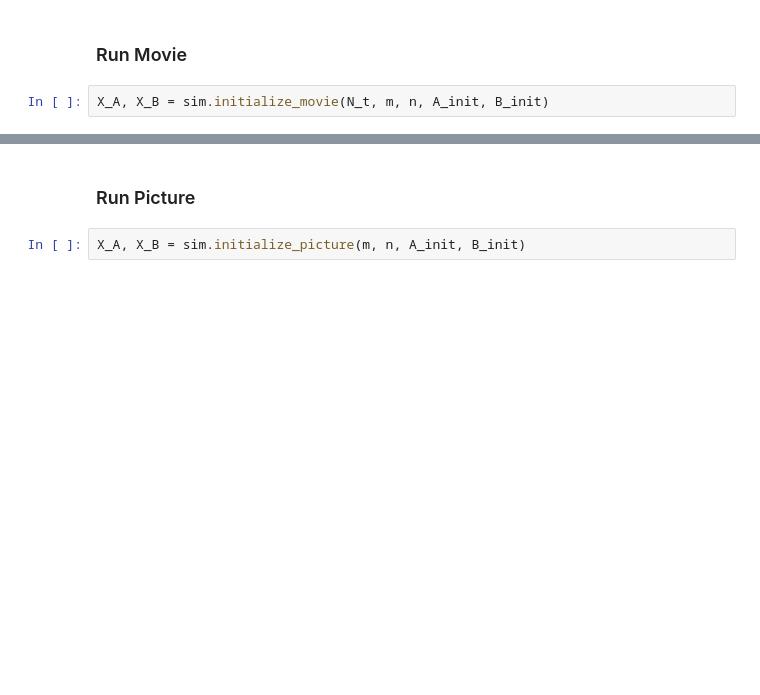
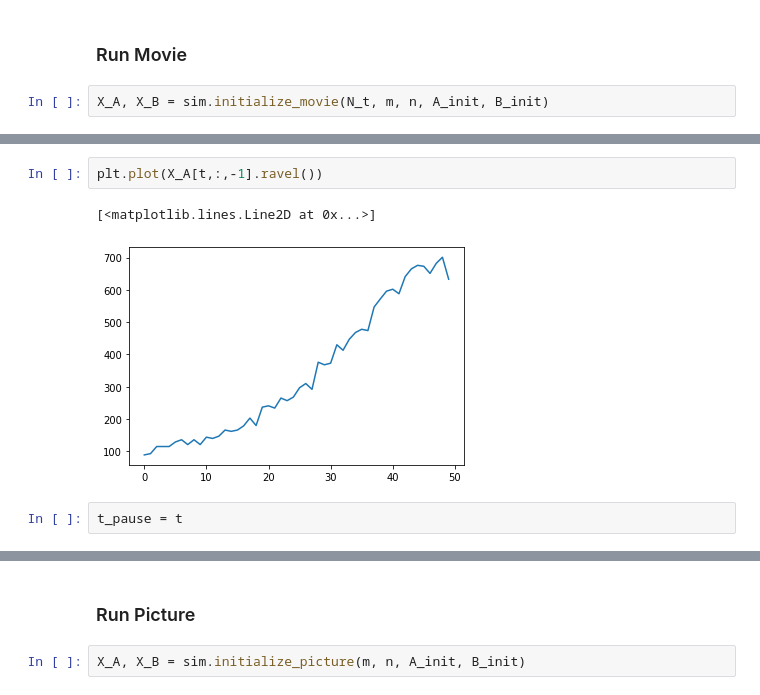
Before and after one commit to KCGallagher/Schnakenberg_Sim, a Jupyter notebook: Archive/grid_sim.ipynb, the cells around one changed output, grey strips where cells are left out. Saved outputs shown, nothing was run; the diff lists cells and outputs as text; blank space fills up the shorter version.

```diff
--- a/grid_sim.ipynb
+++ b/Archive/grid_sim.ipynb
@@ -72,0 +126,7 @@ for t in np.arange(N_t-1):
+# %%
+plt.plot(X_A[t,:,-1].ravel())
+# %% [output]
+[<matplotlib.lines.Line2D at 0x...>]
+[figure, added]
+# %%
+t_pause = t
```
Also changed, not shown: parts of 21 cells of this notebook, 13 other files.
